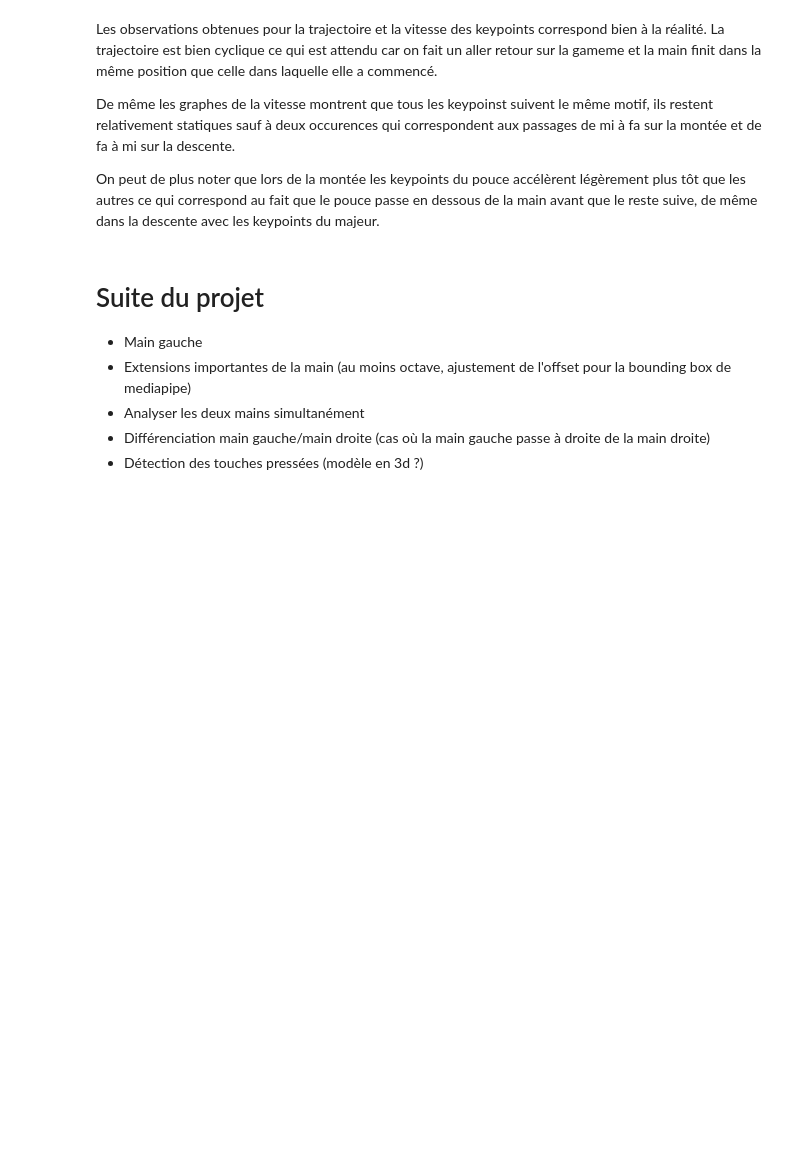
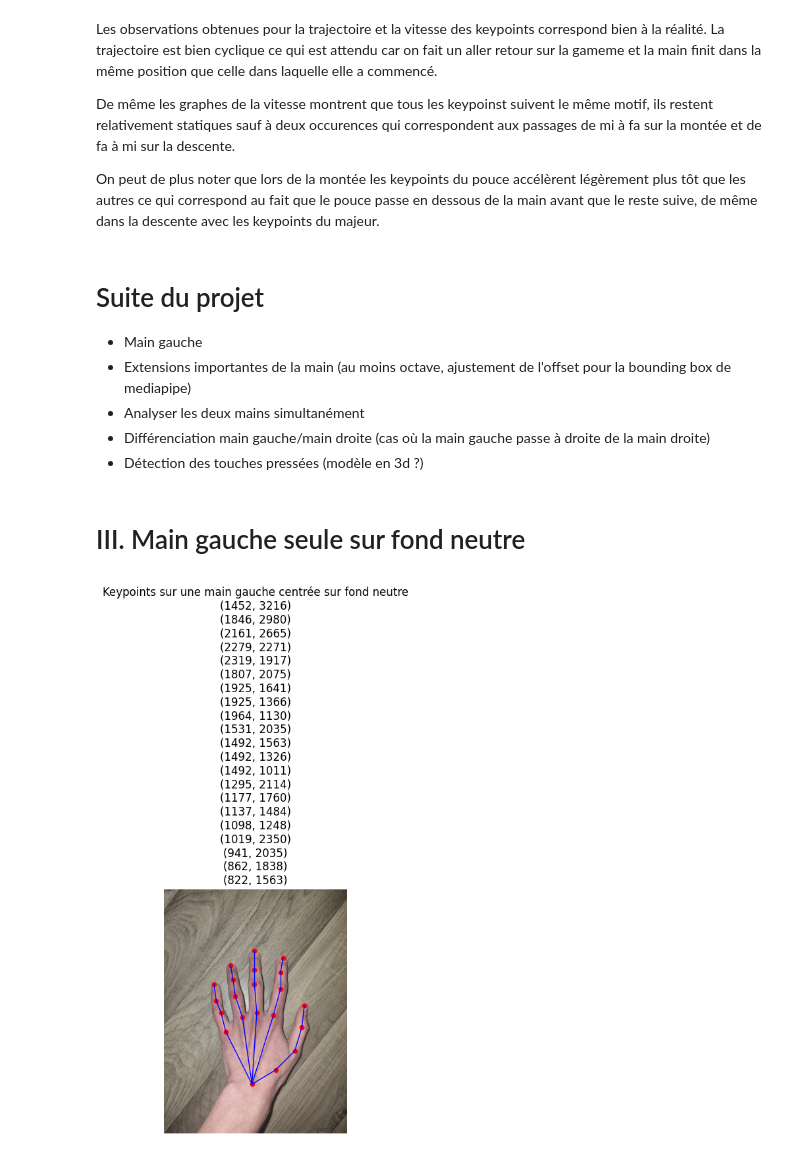
Before and after one commit to TomSaw31/Projet-MMPose, a Jupyter notebook: Projet_MMPose.ipynb, the cells around one changed output. Drawn from its saved outputs; the diff is of its cells as text; code cells hidden in the pictures; blank space fills up the shorter version.

Commit message:
tests sur main gauche et mains avec doigts ecartes

```diff
--- a/Projet_MMPose.ipynb
+++ b/Projet_MMPose.ipynb
@@ -606,3 +554,56 @@ On peut de plus noter que lors de la montée les keypoints du pouce accélèrent
 *   Analyser les deux mains simultanément
 *   Différenciation main gauche/main droite (cas où la main gauche passe à droite de la main droite)
 *   Détection des touches pressées (modèle en 3d ?)
+# %% [markdown]
+# III. Main gauche seule sur fond neutre
+# %%
+from PIL import Image as PILImage
+from PIL import ImageOps
+#J'ai importé ImageOps ça pcq j'avais un pb avec l'orientation de mon image, et c'est la solution que j'ai trouvée
+from mmpose.apis import inference_topdown
+import numpy as np
+import matplotlib.pyplot as plt
+
+# Définition du squelette de la main pour le tracé du squelette reliant les keypoints
+HAND_SKELETON = [
+    (0, 1), (1, 2), (2, 3), (3, 4),       # pouce
+    (0, 5), (5, 6), (6, 7), (7, 8),       # index
+    (0, 9), (9,10), (10,11), (11,12),     # majeur
+    (0,13), (13,14), (14,15), (15,16),    # annulaire
+    (0,17), (17,18), (18,19), (19,20)     # auriculaire
+]
+
+def draw_hand_skeleton(hand_keypoints): # Fournir les coordonnées des keypoints associés à UNE main
+    # Tracé des keypoints
+    for (x, y) in hand_keypoints:
+        plt.scatter(x, y, c='red', s=20)
+
+    # Tracé du squelette
+    for i, j in HAND_SKELETON:
+        x_vals = [hand_keypoints[i, 0], hand_keypoints[j, 0]]
+        y_vals = [hand_keypoints[i, 1], hand_keypoints[j, 1]]
+        plt.plot(x_vals, y_vals, c='blue', linewidth=1)
+
+img_path = '/content/images/main_gauche.jpg' # à importer manuellement dans le notebook
+
+
+img_pil = PILImage.open(img_path)
+img_pil = ImageOps.exif_transpose(img_pil).convert("RGB")
+im_np = np.array(img_pil)
+W, H = img_pil.size
+results = inference_topdown(model, img_path, bboxes=[[0, 0, W, H]], bbox_format='xyxy')
+
+pred = results[0] # Une seule main
+keypoints = pred.pred_instances.keypoints[0]  # shape (21, 2)
+
+plt.figure()
+plt.imshow(im_np)
+plt.axis('off')
+plt.title('Keypoints sur une main gauche centrée sur fond neutre\n' +
+          '\n'.join([str(tuple(map(int, point))) for point in keypoints]))
+
+draw_hand_skeleton(keypoints)
+
+plt.show()
+# %% [output]
+[figure, added]
```
Also changed, not shown: parts of 18 cells of this notebook, 7 other files.
